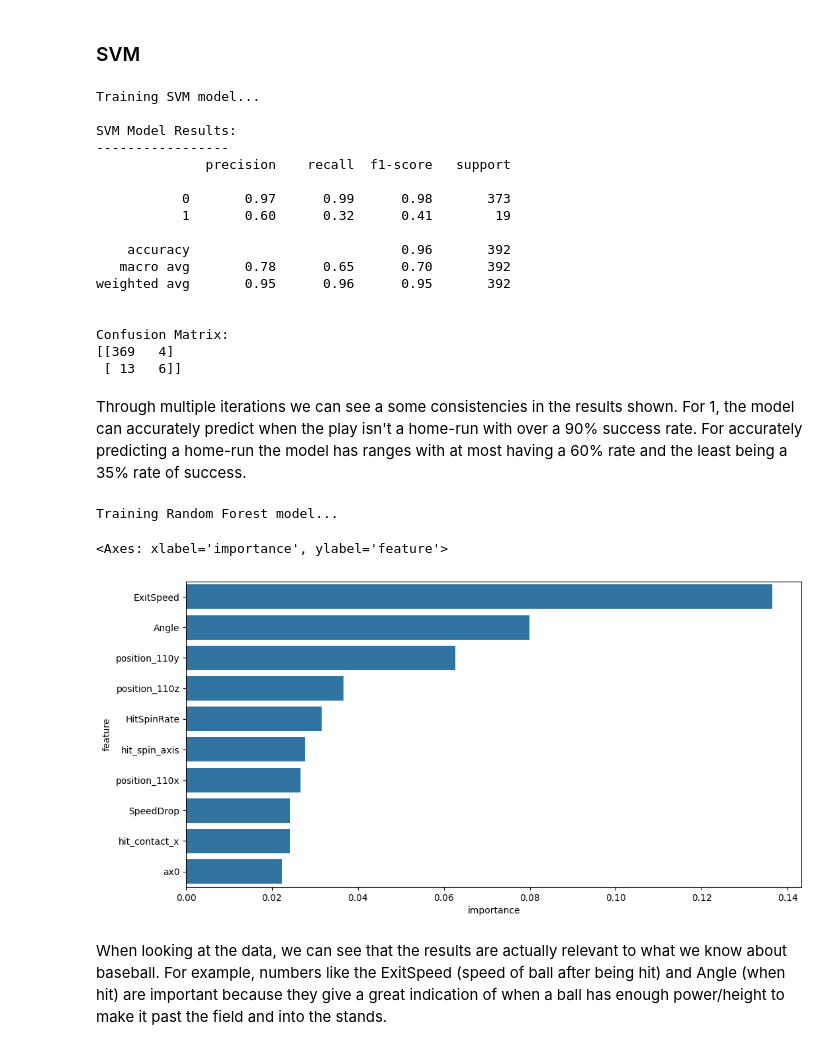
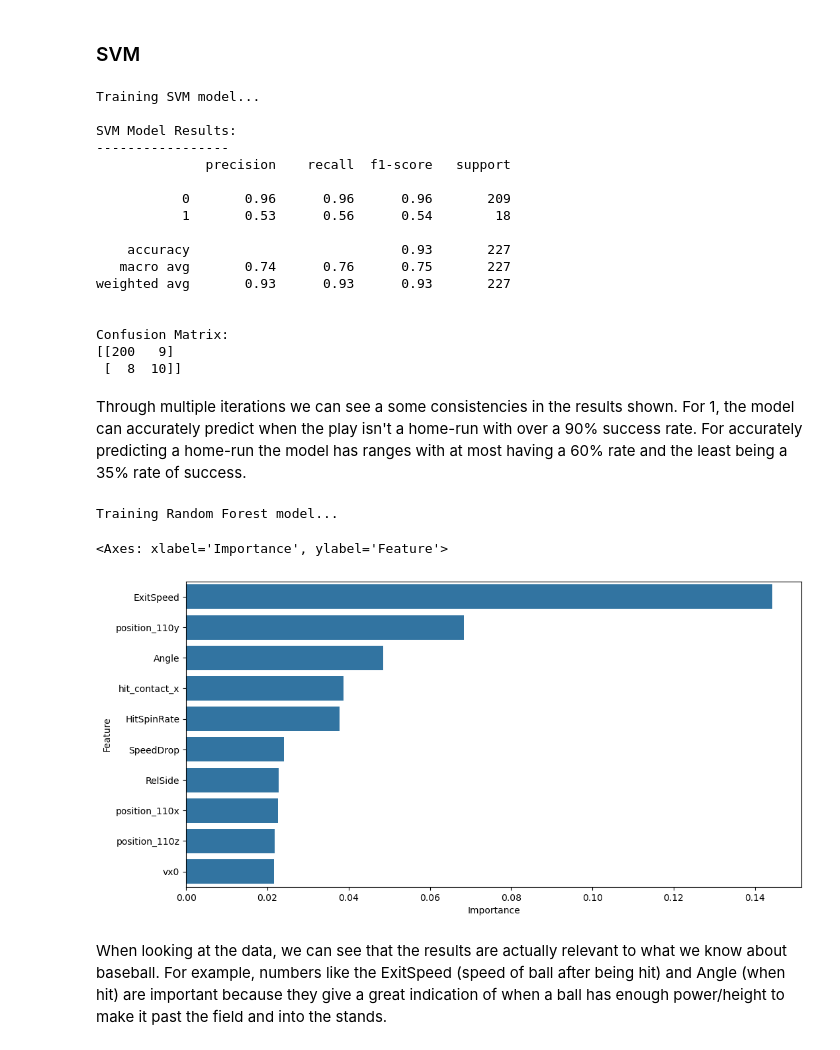
Before and after one commit to dylan-dang/baseball-ml-project, a Jupyter notebook: notebook.ipynb, the cells around one changed output. Saved outputs shown, nothing was run; the diff lists cells and outputs as text; code cells hidden in the pictures.

```diff
--- a/notebook.ipynb
+++ b/notebook.ipynb
@@ -591,6 +598,3 @@ Name: count, dtype: int64
 ## Modeling
 # %% [markdown]
 ### Decision Trees (Cristian)
-# %%
-pd.DataFrame(data.isnull().sum())
-data = data.drop_duplicates()
@@ -614,0 +601,3 @@ dtype: int64
+# %%
+tree_data = data.drop_duplicates()
+pd.DataFrame(tree_data.isnull().sum())
@@ -690,32 +689,32 @@ PitcherTeam         0
 # %%
 # Inspect the numerical columns
-data = data.drop(columns=['PitchNo', 'y0'], errors='ignore')
+tree_data = tree_data.drop(columns=['PitchNo', 'y0'], errors='ignore')
 pd.set_option('display.max_columns', None)
-data.describe()
+tree_data.describe()
 
-data['SpinRate_norm'] = data['SpinRate'] / 1000  # Normalize to range ~[0.9, 3.5]
+tree_data['SpinRate_norm'] = tree_data['SpinRate'] / 1000  # Normalize to range ~[0.9, 3.5]
 
-data['SpinAxis_norm'] = data['SpinAxis'] / 360  # Scale down by dividing by 360
+tree_data['SpinAxis_norm'] = tree_data['SpinAxis'] / 360  # Scale down by dividing by 360
 
 # 4. Tilt
-data['Tilt_norm'] = data['Tilt'] / 1000  # Normalize to range ~[3.6, 45.9]
+tree_data['Tilt_norm'] = tree_data['Tilt'] / 1000  # Normalize to range ~[3.6, 45.9]
 
-data['ExitSpeed_norm'] = data['ExitSpeed'] / 100  # Normalize to range ~[0.2, 1.2]
+tree_data['ExitSpeed_norm'] = tree_data['ExitSpeed'] / 100  # Normalize to range ~[0.2, 1.2]
 
 # Calculate the range of each column
-column_ranges = data.max() - data.min()
+column_ranges = tree_data.max() - tree_data.min()
 
 columns_to_round_2_decimal = column_ranges[column_ranges <= 30].index
 
 # Round columns with a range under 30 to 2 decimal places
-data[columns_to_round_2_decimal] = data[columns_to_round_2_decimal].round(2)
+tree_data[columns_to_round_2_decimal] = tree_data[columns_to_round_2_decimal].round(2)
 
 # Identify columns with a range greater than 10
 columns_to_round_1_decimal = column_ranges[column_ranges > 30].index
 
 # Round columns with a range greater than 10 to 1 decimal place
-data[columns_to_round_1_decimal] = data[columns_to_round_1_decimal].round(1)
+tree_data[columns_to_round_1_decimal] = tree_data[columns_to_round_1_decimal].round(1)
 
 # Preview the processed DataFrame
-print(data.head())
+tree_data.head()
 # %% [output]
@@ -751,9 +739,12 @@ from sklearn.metrics import classification_report, confusion_matrix
 from sklearn.preprocessing import StandardScaler
 from imblearn.over_sampling import SMOTE
 
+
+svm_data = data.dropna()
+
 # Remove the target variable 'IsHomeRun' from features (X) and store it separately (y)
-X = data.drop('IsHomeRun', axis=1)
-y = data['IsHomeRun']
+X = svm_data[numerical_columns]
+y = svm_data['IsHomeRun']
 
 # Split to get the training and the testing set
 X_train, X_test, y_train, y_test = train_test_split(X, y, stratify=y)
@@ -786,39 +777,39 @@ SVM Model Results:
 -----------------
               precision    recall  f1-score   support
 
-           0       0.97      0.99      0.98       373
-           1       0.60      0.32      0.41        19
+           0       0.96      0.96      0.96       209
+           1       0.53      0.56      0.54        18
 
-    accuracy                           0.96       392
-   macro avg       0.78      0.65      0.70       392
-weighted avg       0.95      0.96      0.95       392
+    accuracy                           0.93       227
+   macro avg       0.74      0.76      0.75       227
+weighted avg       0.93      0.93      0.93       227
 
 
 Confusion Matrix:
-[[369   4]
- [ 13   6]]
+[[200   9]
+ [  8  10]]
 # %% [markdown]
 Through multiple iterations we can see a some consistencies in the results shown. For 1, the model can accurately predict when the play isn't a home-run with over a 90% success rate. For accurately predicting a home-run the model has ranges with at most having a 60% rate and the least being a 35% rate of success.
 # %%
 from sklearn.ensemble import RandomForestClassifier
 rf_model = RandomForestClassifier()
 
 print("Training Random Forest model...")
 rf_model.fit(X_train, y_train)
 
 # Finding which features are the most important in determining a home-run
 feature_importance = pd.DataFrame({
-    'feature': X.columns,
-    'importance': rf_model.feature_importances_
-}).sort_values('importance', ascending=False)
+    'Feature': X.columns,
+    'Importance': rf_model.feature_importances_
+}).sort_values('Importance', ascending=False)
 
 # Plotting the ten most important features in the dataset for determining a home-run
 plt.figure(figsize=(12, 6))
 sns.barplot(data=feature_importance.head(10),x='Importance',y='Feature')
 # %% [output]
 Training Random Forest model...
-<Axes: xlabel='importance', ylabel='feature'>
+<Axes: xlabel='Importance', ylabel='Feature'>
-[figure, old version]
+[figure, new version]
 # %% [markdown]
 When looking at the data, we can see that the results are actually relevant to what we know about baseball. For example, numbers like the ExitSpeed (speed of ball after being hit) and Angle (when hit) are important because they give a great indication of when a ball has enough power/height to make it past the field and into the stands.
 # %% [markdown]
```
Also changed, not shown: parts of 18 cells of this notebook.
